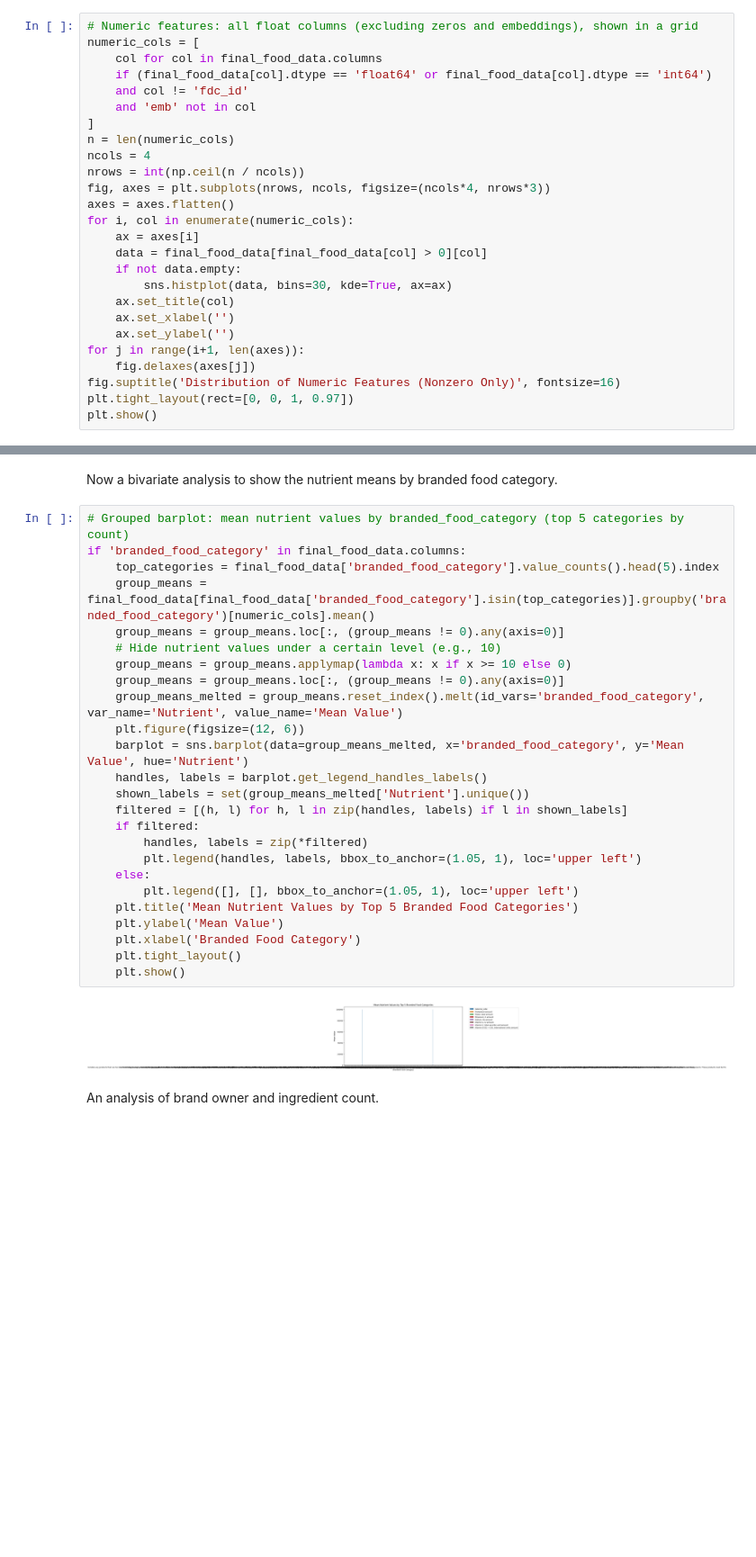
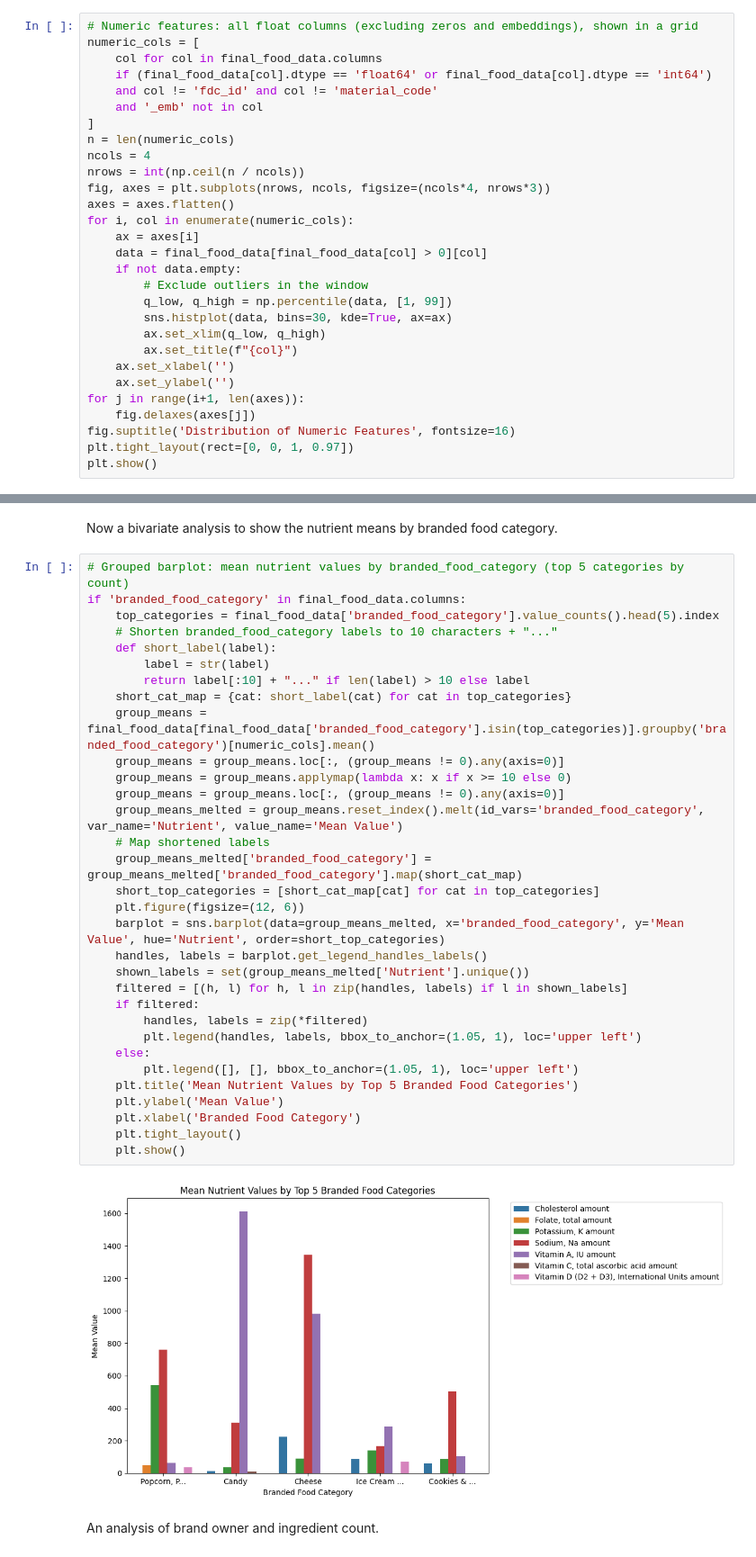
Before and after one commit to LoganDawes/Machine-Learning-Final, a Jupyter notebook: Logan_Dawes_Feature_Engineering.ipynb, the cells around one changed output, grey strips where cells are left out. Shown at 90% size. Cells and saved outputs as stored; diff of their text form; blank space fills up the shorter version.

```diff
--- a/Logan_Dawes_Feature_Engineering.ipynb
+++ b/Logan_Dawes_Feature_Engineering.ipynb
@@ -682,8 +698,8 @@ Next we can understand more about the current features by understanding their di
 numeric_cols = [
     col for col in final_food_data.columns
     if (final_food_data[col].dtype == 'float64' or final_food_data[col].dtype == 'int64')
-    and col != 'fdc_id'
-    and 'emb' not in col
+    and col != 'fdc_id' and col != 'material_code'
+    and '_emb' not in col
 ]
 n = len(numeric_cols)
 ncols = 4
@@ -694,13 +710,16 @@ for i, col in enumerate(numeric_cols):
     ax = axes[i]
     data = final_food_data[final_food_data[col] > 0][col]
     if not data.empty:
+        # Exclude outliers in the window
+        q_low, q_high = np.percentile(data, [1, 99])
         sns.histplot(data, bins=30, kde=True, ax=ax)
-    ax.set_title(col)
+        ax.set_xlim(q_low, q_high)
+        ax.set_title(f"{col}")
     ax.set_xlabel('')
     ax.set_ylabel('')
 for j in range(i+1, len(axes)):
     fig.delaxes(axes[j])
-fig.suptitle('Distribution of Numeric Features (Nonzero Only)', fontsize=16)
+fig.suptitle('Distribution of Numeric Features', fontsize=16)
 plt.tight_layout(rect=[0, 0, 1, 0.97])
 plt.show()
 # %% [output]
@@ -873,30 +908,37 @@ Now a bivariate analysis to show the nutrient means by branded food category.
 # %%
 # Grouped barplot: mean nutrient values by branded_food_category (top 5 categories by count)
 if 'branded_food_category' in final_food_data.columns:
     top_categories = final_food_data['branded_food_category'].value_counts().head(5).index
+    # Shorten branded_food_category labels to 10 characters + "..."
+    def short_label(label):
+        label = str(label)
+        return label[:10] + "..." if len(label) > 10 else label
+    short_cat_map = {cat: short_label(cat) for cat in top_categories}
     group_means = final_food_data[final_food_data['branded_food_category'].isin(top_categories)].groupby('branded_food_category')[numeric_cols].mean()
     group_means = group_means.loc[:, (group_means != 0).any(axis=0)]
-    # Hide nutrient values under a certain level (e.g., 10)
     group_means = group_means.applymap(lambda x: x if x >= 10 else 0)
     group_means = group_means.loc[:, (group_means != 0).any(axis=0)]
     group_means_melted = group_means.reset_index().melt(id_vars='branded_food_category', var_name='Nutrient', value_name='Mean Value')
+    # Map shortened labels
+    group_means_melted['branded_food_category'] = group_means_melted['branded_food_category'].map(short_cat_map)
+    short_top_categories = [short_cat_map[cat] for cat in top_categories]
     plt.figure(figsize=(12, 6))
-    barplot = sns.barplot(data=group_means_melted, x='branded_food_category', y='Mean Value', hue='Nutrient')
+    barplot = sns.barplot(data=group_means_melted, x='branded_food_category', y='Mean Value', hue='Nutrient', order=short_top_categories)
     handles, labels = barplot.get_legend_handles_labels()
     shown_labels = set(group_means_melted['Nutrient'].unique())
     filtered = [(h, l) for h, l in zip(handles, labels) if l in shown_labels]
     if filtered:
         handles, labels = zip(*filtered)
         plt.legend(handles, labels, bbox_to_anchor=(1.05, 1), loc='upper left')
     else:
         plt.legend([], [], bbox_to_anchor=(1.05, 1), loc='upper left')
     plt.title('Mean Nutrient Values by Top 5 Branded Food Categories')
     plt.ylabel('Mean Value')
     plt.xlabel('Branded Food Category')
     plt.tight_layout()
     plt.show()
 # %% [output]
-[figure, old version]
+[figure, new version]
 # %% [markdown]
 An analysis of brand owner and ingredient count.
 # %%
```
Also changed, not shown: parts of 44 cells of this notebook, 9 other files.
